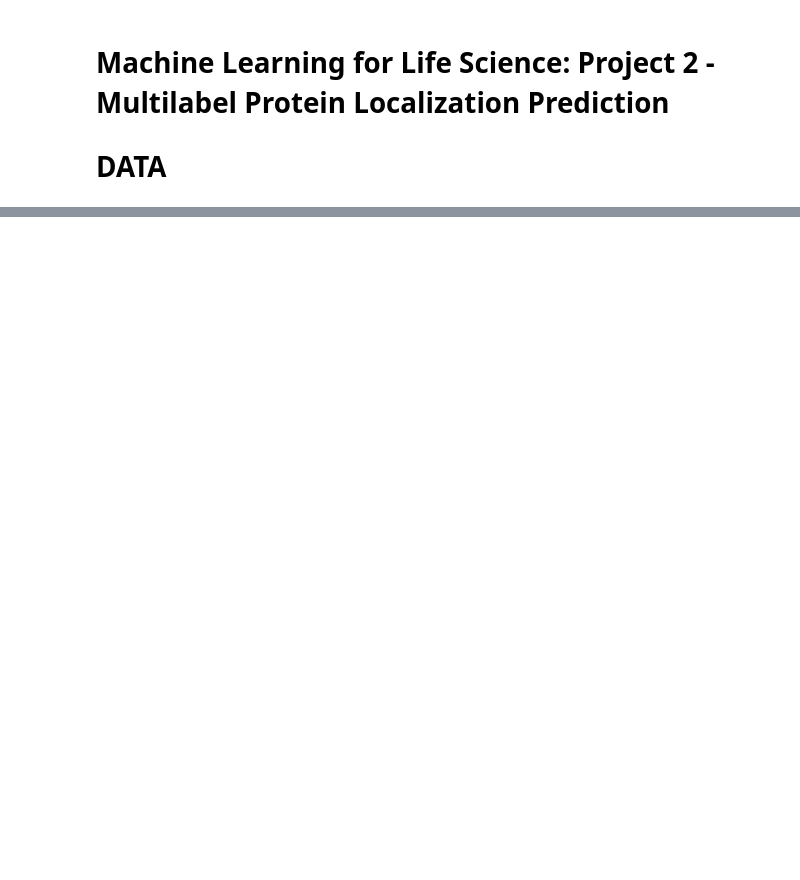
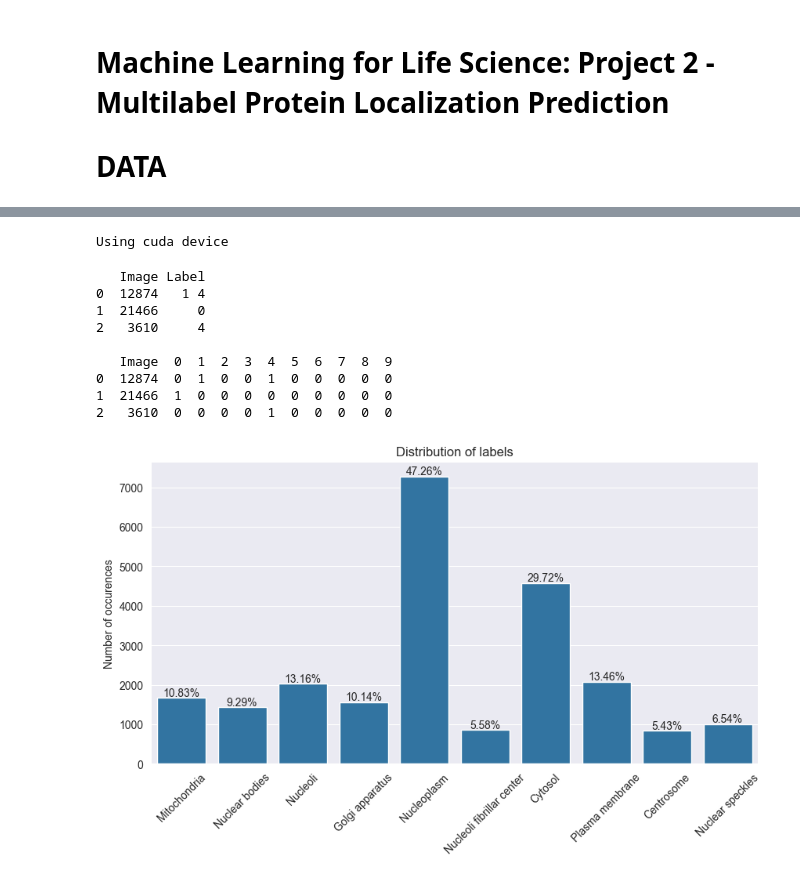
Before and after one commit to robsyc/ProteinLocalizer, a Jupyter notebook: notebook_project2.ipynb, the cells around one changed output, grey strips where cells are left out. Drawn from its saved outputs; the diff is of its cells as text; code cells hidden in the pictures; blank space fills up the shorter version.

```diff
--- a/notebook_project2.ipynb
+++ b/notebook_project2.ipynb
@@ -440,0 +5,75 @@ submission.head()
+# %%
+import os
+import sys
+import numpy as np
+import pandas as pd
+import matplotlib.pyplot as plt
+import seaborn as sns
+
+import torch
+import torch.nn as nn
+from torchvision import datasets, transforms
+from torch.utils.data import DataLoader
+from torch.utils.data.sampler import SubsetRandomSampler
+
+from torchvision.io import read_image
+from torch.utils.data import Dataset
+from sklearn.preprocessing import MultiLabelBinarizer
+
+train_labels = './data/train.csv'
+train_images = './data/train/'
+
+test_submission = './data/submission.csv'
+test_images = './data/test/'
+
+label_map = {
+    0: 'Mitochondria',
+    1: 'Nuclear bodies',
+    2: 'Nucleoli',
+    3: 'Golgi apparatus',
+    4: 'Nucleoplasm',
+    5: 'Nucleoli fibrillar center',
+    6: 'Cytosol',
+    7: 'Plasma membrane',
+    8: 'Centrosome',
+    9: 'Nuclear speckles',
+}
+
+# variable for device (CPU or GPU)
+device = 'cuda' if torch.cuda.is_available() else 'cpu'
+print('Using {} device'.format(device))
+# %% [output]
+Using cuda device
+# %%
+df = pd.read_csv(train_labels)
+print(df.head(3), '\n')
+mlb = MultiLabelBinarizer()
+df['Label'] = df['Label'].apply(lambda x: x.split(' '))
+df = df.join(pd.DataFrame(mlb.fit_transform(df.pop('Label')),
+                          columns=mlb.classes_,
+                          index=df.index))
+print(df.head(3))
+
+# plot the distribution of labels with seaborn
+sns.set_style("darkgrid")
+plt.figure(figsize=(10, 5))
+ax = sns.barplot(x=df.columns[1:], y=df.iloc[:, 1:].sum().values)
+plt.title("Distribution of labels")
+plt.ylabel("Number of occurences")
+plt.xlabel("")
+plt.xticks(range(10), [label_map[i] for i in range(10)])
+plt.xticks(rotation=45)
+for i, v in enumerate(df.iloc[:, 1:].sum().values):
+    ax.text(i, v + 50, str(np.round(100 * v / df.shape[0], 2)) + '%', ha="center")
+plt.show()
+# %% [output]
+   Image Label
+0  12874   1 4
+1  21466     0
+2   3610     4
+
+   Image  0  1  2  3  4  5  6  7  8  9
+0  12874  0  1  0  0  1  0  0  0  0  0
+1  21466  1  0  0  0  0  0  0  0  0  0
+2   3610  0  0  0  0  1  0  0  0  0  0
+[figure, added]
```
Also changed, not shown: parts of 36 cells of this notebook, 1 other file.
